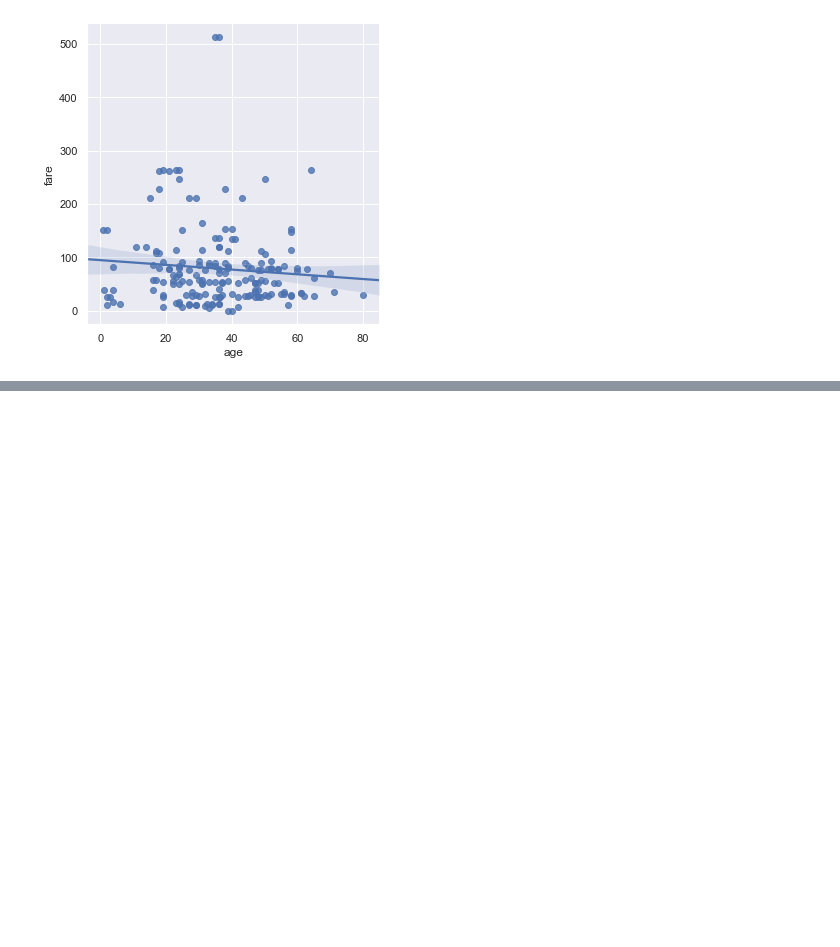
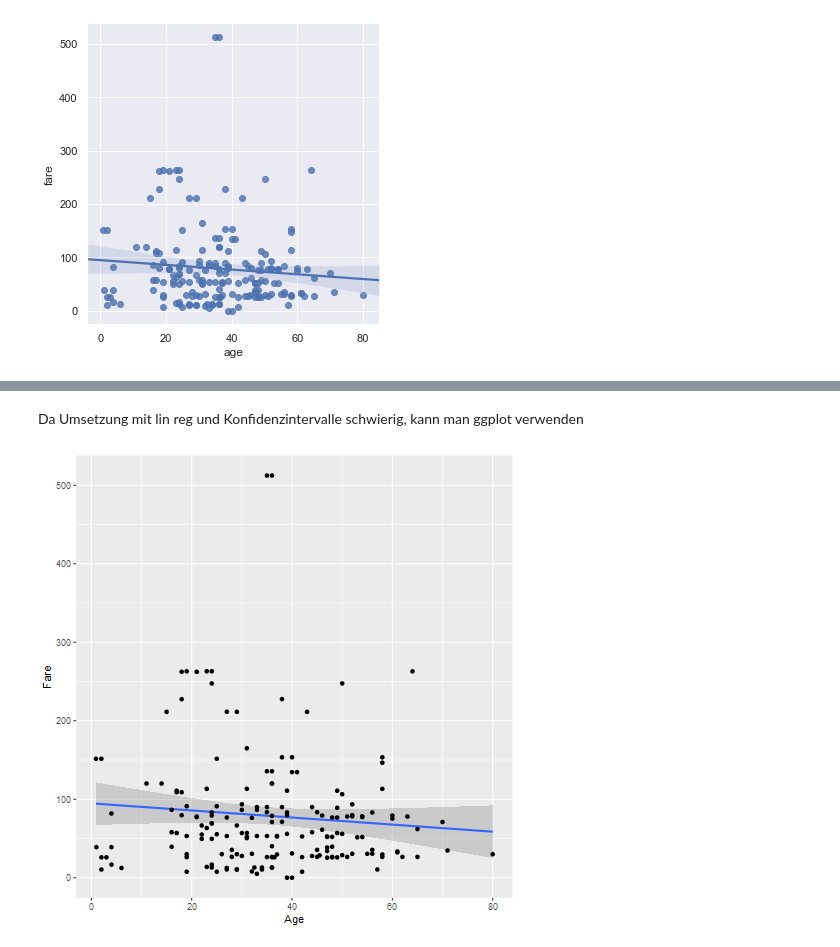
Before and after one commit to kurbaniec/everything-data-science, a Jupyter notebook: Data-Visualization/Quantitiative-Daten.ipynb, the cells around one changed output, grey strips where cells are left out. Cells and saved outputs as stored; diff of their text form; code cells hidden in the pictures; blank space fills up the shorter version.

```diff
--- a/Data-Visualization/Quantitiative-Daten.ipynb
+++ b/Data-Visualization/Quantitiative-Daten.ipynb
@@ -220,0 +235,12 @@ abline(lm(ti$Age ~ ti$Fare), col="red") # regression line (y~x)
+# %% [markdown]
+Da Umsetzung mit lin reg und Konfidenzintervalle schwierig, kann man ggplot verwenden
+# %%
+%%R
+# Sources:
+# https://stackoverflow.com/questions/15633714/adding-a-regression-line-on-a-ggplot
+# http://www.sthda.com/english/wiki/ggplot2-scatter-plots-quick-start-guide-r-software-and-data-visualization
+# http://www.sthda.com/english/wiki/ggplot2-scatter-plots-quick-start-guide-r-software-and-data-visualization
+# plot + regression line with confidence interval + scatter points
+ggplot(ti, aes(x=Age, y=Fare)) + geom_smooth(method="lm") + geom_point()
+# %% [output]
+[figure, added]
```
Also changed, not shown: parts of 4 cells of this notebook.
